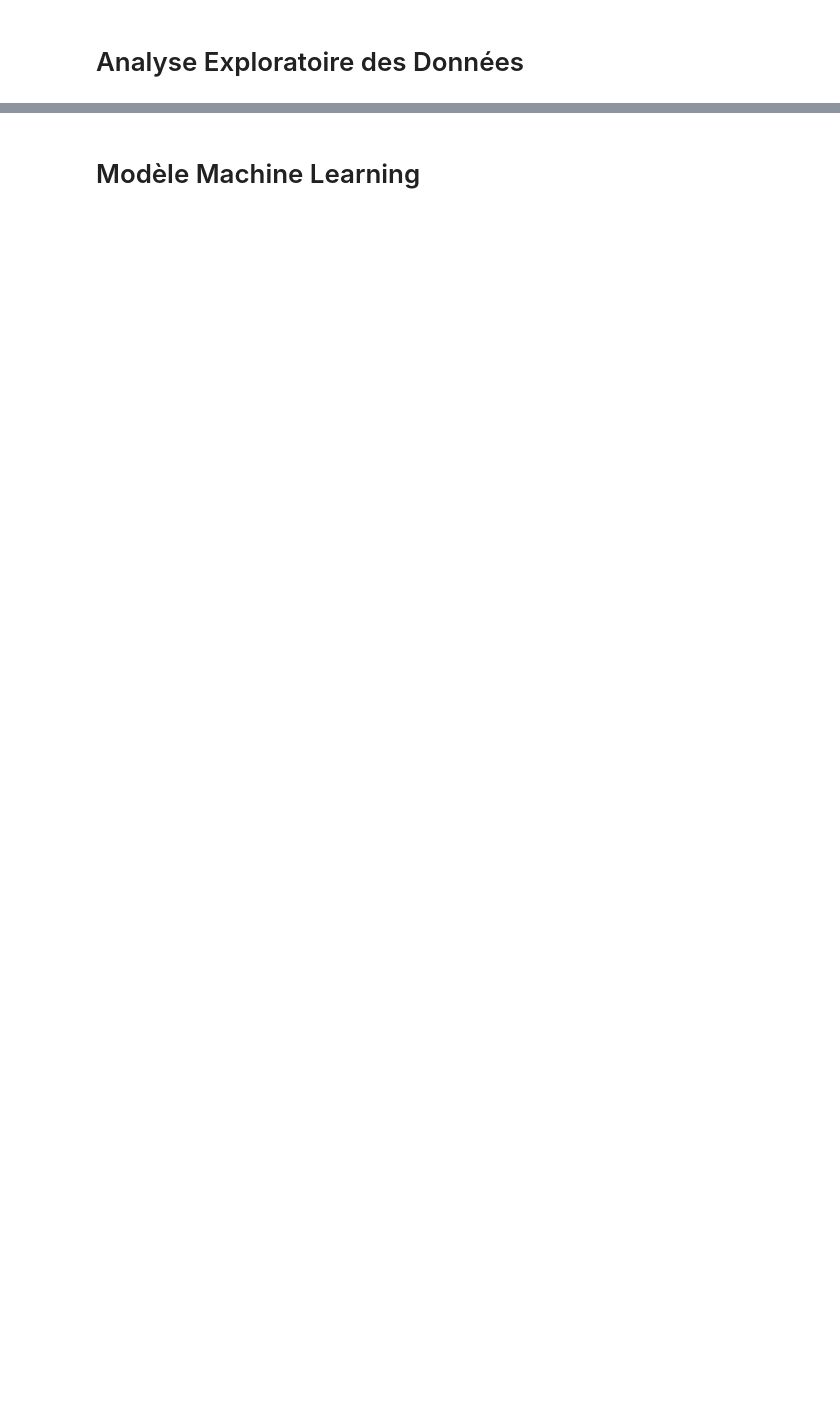
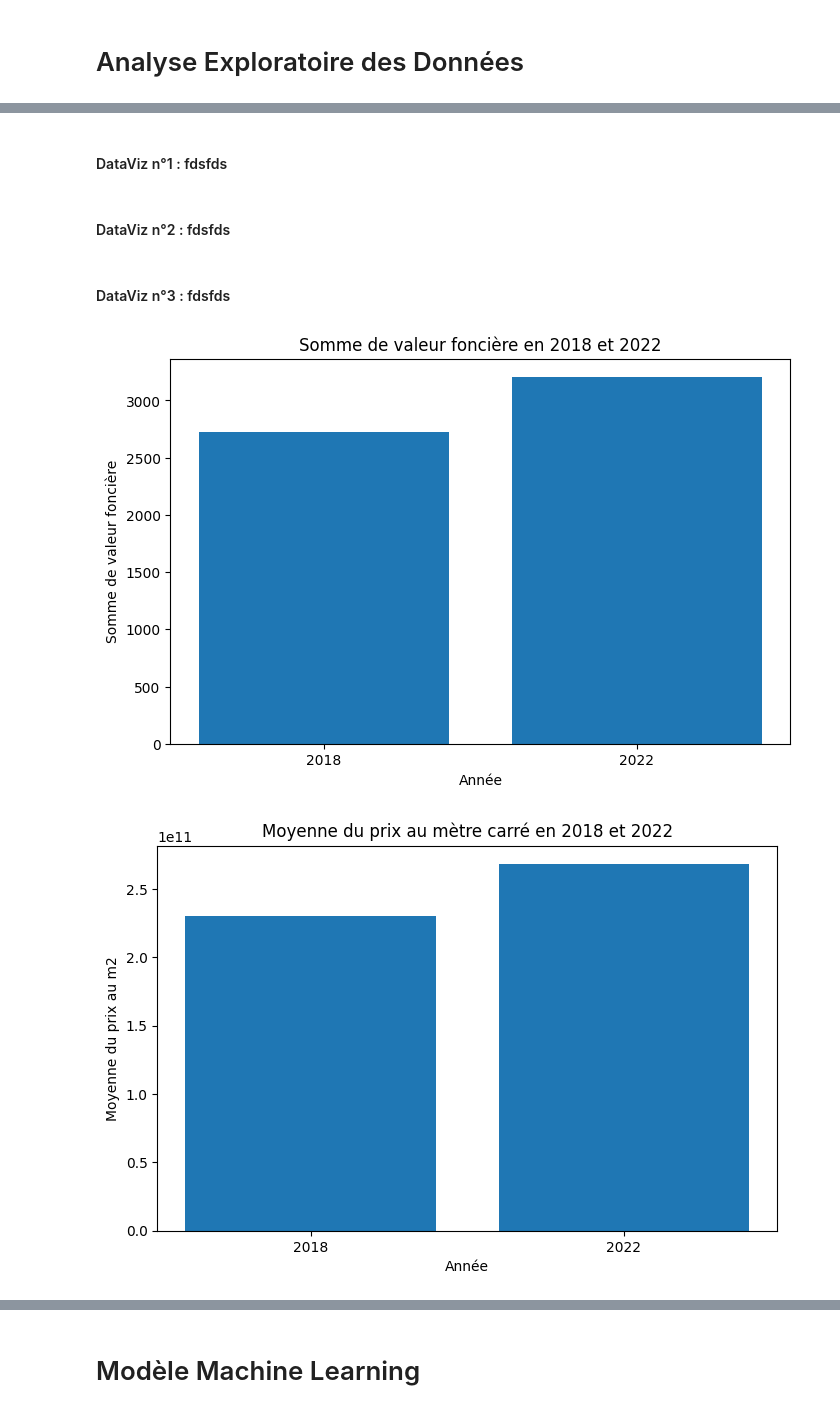
Before and after one commit to wandrilledioubate/Projet-DVF, a Jupyter notebook: projet.ipynb, the cells around one changed output, grey strips where cells are left out. Cells and saved outputs as stored; diff of their text form; code cells hidden in the pictures; blank space fills up the shorter version.

```diff
--- a/projet.ipynb
+++ b/projet.ipynb
@@ -192,0 +211,2 @@ Taille de l'ensemble de test : 111564
+# %%
+df_2022['Prix au m2'] = df_2022['Valeur fonciere'] / (df_2022['Surface reelle bati'])
@@ -192,0 +215,6 @@ Taille de l'ensemble de test : 111564
+# %%
+df_2022['Date mutation'] = pd.to_datetime(df_2022['Date mutation'], format='%d/%m/%Y')
+df_2022['year'] = df_2022['Date mutation'].dt.year
+df_2022['month'] = df_2022['Date mutation'].dt.month
+df_2022['day'] = df_2022['Date mutation'].dt.day
+df_2022 = df_2022.drop('Date mutation', axis=1)
@@ -192,0 +223,5 @@ Taille de l'ensemble de test : 111564
+# %%
+columns = {}
+for index, column_name in enumerate(df_2022.columns):
+    columns[column_name] = unidecode.unidecode(column_name.replace(' ','_').replace('\'','_').lower())
+df_2022.rename(columns=columns, inplace=True)
@@ -192,0 +230,2 @@ Taille de l'ensemble de test : 111564
+# %%
+df_2022 = df_2022[df_2022['valeur_fonciere'] <= 15000000]
@@ -196,0 +342,2 @@ ijdqjodiaz
+# %% [markdown]
+#### DataViz n°1 : fdsfds
@@ -196,0 +361,2 @@ ijdqjodiaz
+# %% [markdown]
+#### DataViz n°2 : fdsfds
@@ -196,0 +383,47 @@ ijdqjodiaz
+# %% [markdown]
+#### DataViz n°3 : fdsfds
+# %%
+# Somme de la colonne 'valeur_fonciere' en 2018 et 2022
+totaux_2018 = df_2018['valeur_fonciere'].sum()
+totaux_2022 = df_2022['valeur_fonciere'].sum()
+
+# Moyenne de la colonne 'prix_au_m2' en 2018 et 2022
+total_2018 = df_2018['prix_au_m2'].mean()
+total_2022 = df_2022['prix_au_m2'].mean()
+
+# Moyenne de la colonne 'valeur_fonciere' en 2018 et 2022
+mean_2018 = df_2018['valeur_fonciere'].mean()
+mean_2022 = df_2022['valeur_fonciere'].mean()
+
+# Création des graphiques
+labels = ['2018', '2022']
+totals = [total_2018, total_2022]
+means = [mean_2018, mean_2022]
+totaux = [totaux_2018, totaux_2022]
+
+# Graphique de la somme de la colonne 'valeur_fonciere'
+plt.figure(figsize=(8, 5))
+plt.bar(labels, totals)
+plt.xlabel('Année')
+plt.ylabel('Somme de valeur foncière')
+plt.title('Somme de valeur foncière en 2018 et 2022')
+plt.show()
+
+# Graphique de la moyenne du prix au m2
+plt.figure(figsize=(8, 5))
+plt.bar(labels, totaux)
+plt.xlabel('Année')
+plt.ylabel('Moyenne du prix au m2')
+plt.title('Moyenne du prix au mètre carré en 2018 et 2022')
+plt.show()
+
+# Graphique de la moyenne de la colonne 'valeur_fonciere'
+plt.figure(figsize=(8, 5))
+plt.bar(labels, means)
+plt.xlabel('Année')
+plt.ylabel('Moyenne de valeur foncière')
+plt.title('Moyenne de valeur foncière en 2018 et 2022')
+plt.show()
+# %% [output]
+[figure, added]
+[figure, added]
```
Also changed, not shown: parts of 89 cells of this notebook, 3 other files.
